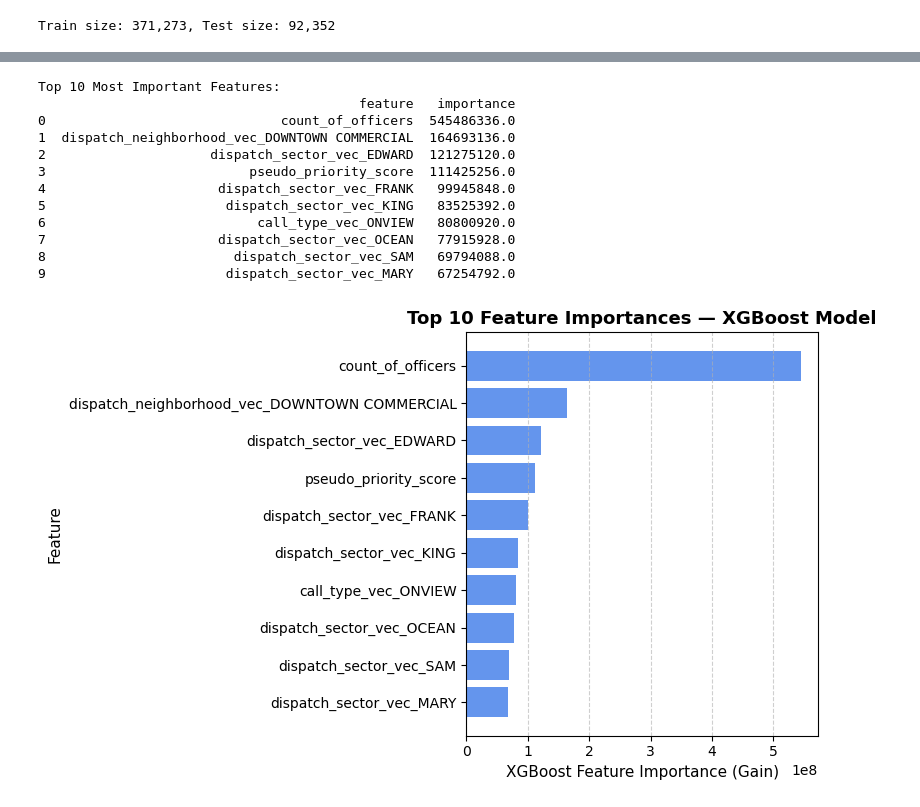
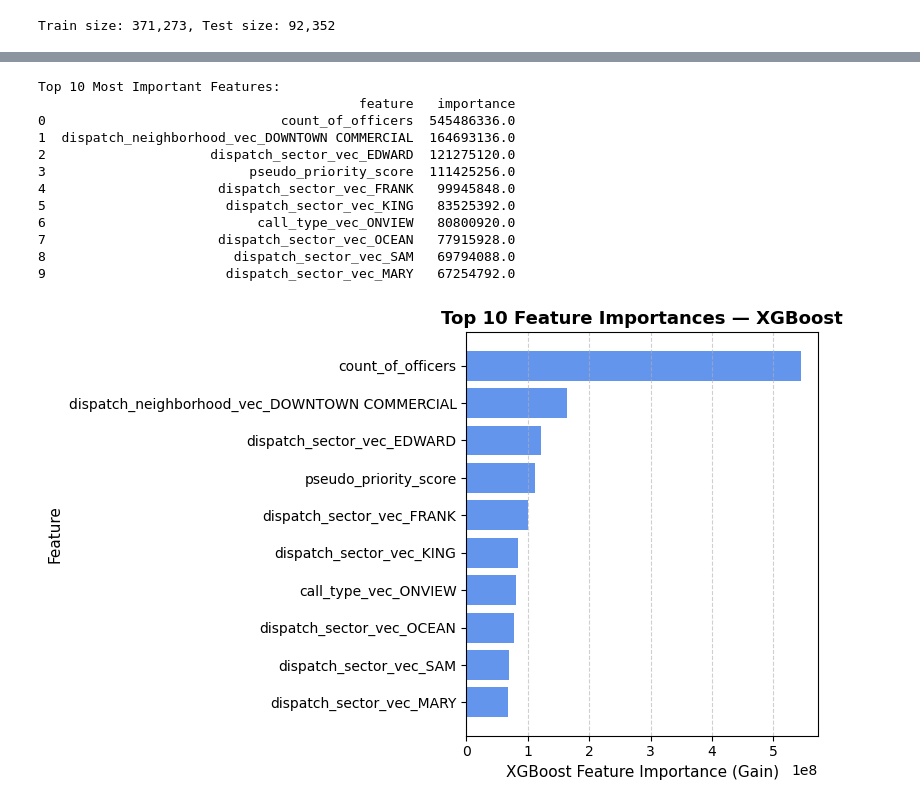
Before and after one commit to phdnguyen/seattle-911-smartdispatch, a Jupyter notebook: src/02_models/xgb_response_time_prediction.ipynb, the cells around one changed output, grey strips where cells are left out. Saved outputs shown, nothing was run; the diff lists cells and outputs as text; code cells hidden in the pictures.

```diff
--- a/src/02_models/xgb_response_time_prediction.ipynb
+++ b/src/02_models/xgb_response_time_prediction.ipynb
@@ -444,33 +444,33 @@ imp_df = (
 
 print("\nTop 10 Most Important Features:")
 print(imp_df.head(10))
 
 # Step 4: Plot top 10 features
 topk = 10
 plt.figure(figsize=(8, 5))
 plt.barh(
     imp_df["feature"].head(topk)[::-1],
     imp_df["importance"].head(topk)[::-1],
     color="cornflowerblue"
 )
 plt.xlabel("XGBoost Feature Importance (Gain)", fontsize=11)
 plt.ylabel("Feature", fontsize=11)
-plt.title("Top 10 Feature Importances — XGBoost Model", fontsize=13, weight="bold")
+plt.title("Top 10 Feature Importances — XGBoost", fontsize=13, weight="bold")
 plt.grid(axis="x", linestyle="--", alpha=0.6)
 plt.tight_layout()
-plt.savefig(PROJECT_ROOT/ "figures" / "xgb_feature_importance.png", dpi=300)
+plt.savefig(PROJECT_ROOT/ "figures" / "xgb_feature_importance.png", dpi=300, bbox_inches="tight")
 plt.show()
 # %% [output]
 Top 10 Most Important Features:
                                          feature   importance
 0                              count_of_officers  545486336.0
 1  dispatch_neighborhood_vec_DOWNTOWN COMMERCIAL  164693136.0
 2                     dispatch_sector_vec_EDWARD  121275120.0
 3                          pseudo_priority_score  111425256.0
 4                      dispatch_sector_vec_FRANK   99945848.0
 5                       dispatch_sector_vec_KING   83525392.0
 6                           call_type_vec_ONVIEW   80800920.0
 7                      dispatch_sector_vec_OCEAN   77915928.0
 8                        dispatch_sector_vec_SAM   69794088.0
 9                       dispatch_sector_vec_MARY   67254792.0
-[figure, old version]
+[figure, new version]
```
Also changed, not shown: parts of 3 cells of this notebook, 1 other file.
